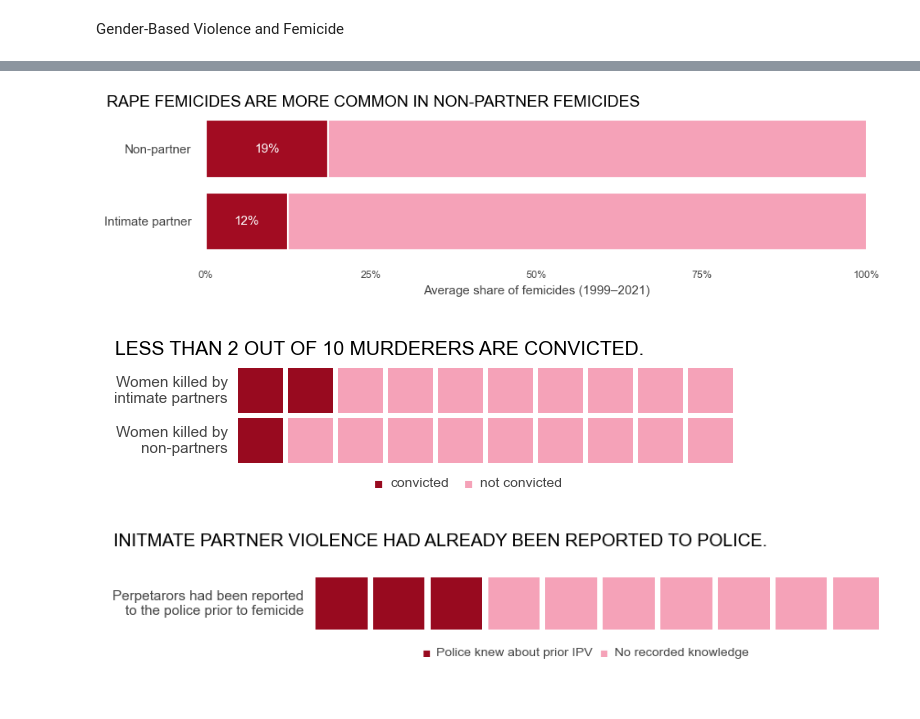
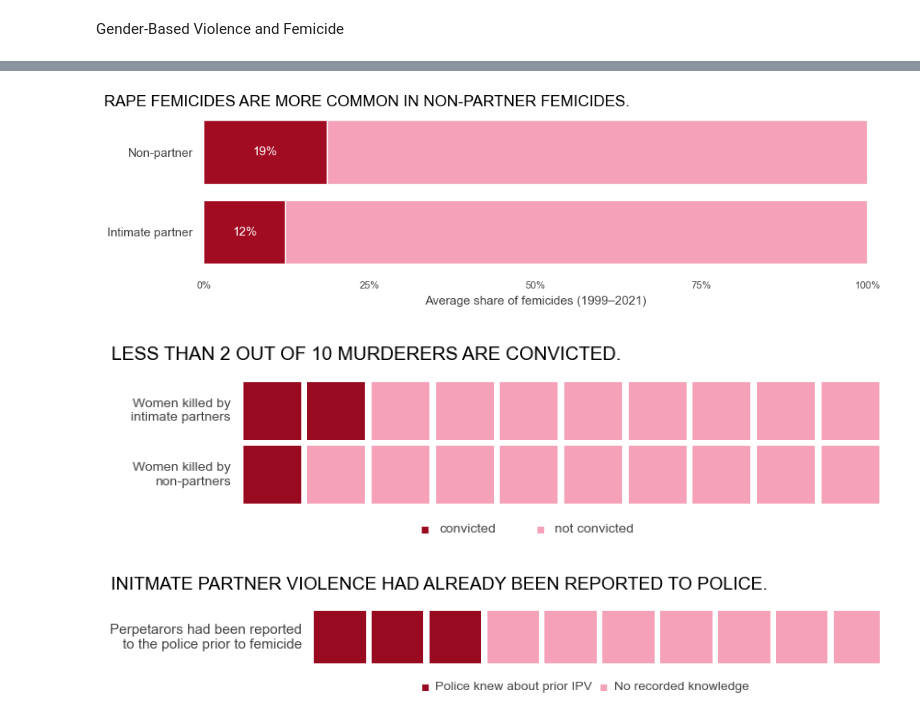
Before and after one commit to nataschaminnitt/16_days_of_activism, a Jupyter notebook: theme_a_gbv_sa.ipynb, the cells around one changed output, grey strips where cells are left out. Saved outputs shown, nothing was run; the diff lists cells and outputs as text; code cells hidden in the pictures.

```diff
--- a/theme_a_gbv_sa.ipynb
+++ b/theme_a_gbv_sa.ipynb
@@ -7,4 +7,4 @@ import matplotlib.pyplot as plt
 import seaborn as sns
 from highlight_text import fig_text
 
-sns.set_theme(style="white", context="talk")
+sns.set_theme(style="white", context="notebook")
@@ -731,16 +715,11 @@ ax.set_title(
 )
 
 plt.tight_layout()
-plt.savefig("img/day6_rape_femicides_avg.png", dpi=300, bbox_inches="tight")
+plt.savefig("img/dayX_rape_femicides_avg.png", dpi=300, bbox_inches="tight")
 plt.show()
 # %% [output]
-[figure, old version]
+[figure, new version]
 # %%
-import numpy as np
-import pandas as pd
-import matplotlib.pyplot as plt
-from highlight_text import fig_text
-
 # ---- parameters ----
 n_cols = 10
 ipf_convicted  = 2   # out of 10
@@ -768,7 +747,7 @@ not_conv_color  = "#f5a2b8"   # light pink
 title_color     = "black"
 subtitle_color  = "#5D5D5D"
 
-fig, ax = plt.subplots(figsize=(10, 3), facecolor=bg_color)
+fig, ax = plt.subplots(figsize=(10, 4), facecolor=bg_color)
 ax.set_facecolor(bg_color)
 
 # space for title + subtitle
@@ -806,13 +785,13 @@ ax.text(
     label_x, 1,
     "Women killed by\nintimate partners",
     ha="right", va="center",
-    fontsize=11, color="#444444"
+    fontsize=10, color="#444444"
 )
 ax.text(
     label_x, 0,
     "Women killed by\nnon-partners",
     ha="right", va="center",
-    fontsize=11, color="#444444"
+    fontsize=10, color="#444444"
 )
 
 # ---- legend centred below the blocks ----
@@ -842,7 +821,7 @@ ax.text(not_text_x, legend_y -0.45, "not convicted",
 # ---- title ----
 title = "LESS THAN 2 OUT OF 10 MURDERERS ARE CONVICTED."
 fig_text(
-    x=0.21,
+    x=0.12,
     y=0.75,
     s=title,
     color=title_color,
@@ -851,11 +830,10 @@ fig_text(
     fig=fig,
 )
 
-
-plt.savefig("img/day7_convictions.png", dpi=300, bbox_inches="tight")
+plt.savefig("img/dayX_convictions.png", dpi=300, bbox_inches="tight")
 plt.show()
 # %% [output]
-[figure, old version]
+[figure, new version]
 # %%
 # --- parameters ---
 n_cols = 10
@@ -921,33 +899,33 @@ ax.text(
 
 # legend under blocks
 center_x = (n_cols - 1) / 2
 legend_y = -0.85
 
 # known prior IPV
 ax.text(center_x - 2.5, legend_y, "■", color=known_color,
         ha="right", va="center", fontsize=11)
 ax.text(center_x - 2.4, legend_y, "Police knew about prior IPV",
         ha="left", va="center", fontsize=10, color="#444444")
 
 # unknown
 ax.text(center_x + 0.6, legend_y, "■", color=unknown_color,
         ha="right", va="center", fontsize=11)
 ax.text(center_x + 0.7, legend_y, "No recorded knowledge",
         ha="left", va="center", fontsize=10, color="#444444")
 
 # title & subtitle
 title = "INITMATE PARTNER VIOLENCE HAD ALREADY BEEN REPORTED TO POLICE."
 fig_text(
     x=0.05,
-    y=0.85,
+    y=0.8,
     s=title,
     color=title_color,
     fontsize=14,
     va="top",
     fig=fig,
 )
 
-plt.savefig("img/day8_prior_ipv_knowledge.png", dpi=300)
+plt.savefig("img/dayX_prior_ipv_knowledge.png", dpi=300)
 plt.show()
 # %% [output]
-[figure, old version]
+[figure, new version]
```
Also changed, not shown: parts of 14 cells of this notebook, 29 other files.
